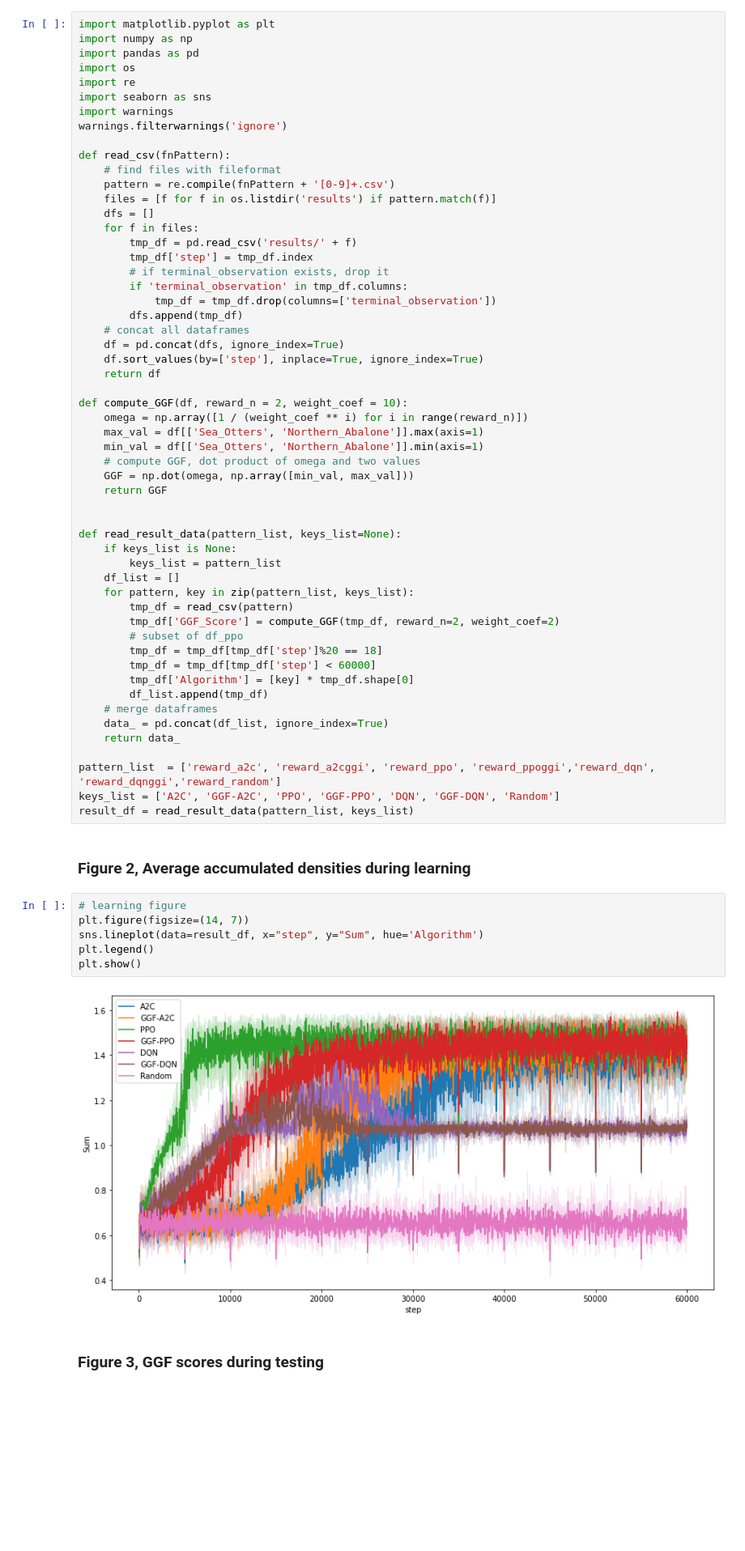
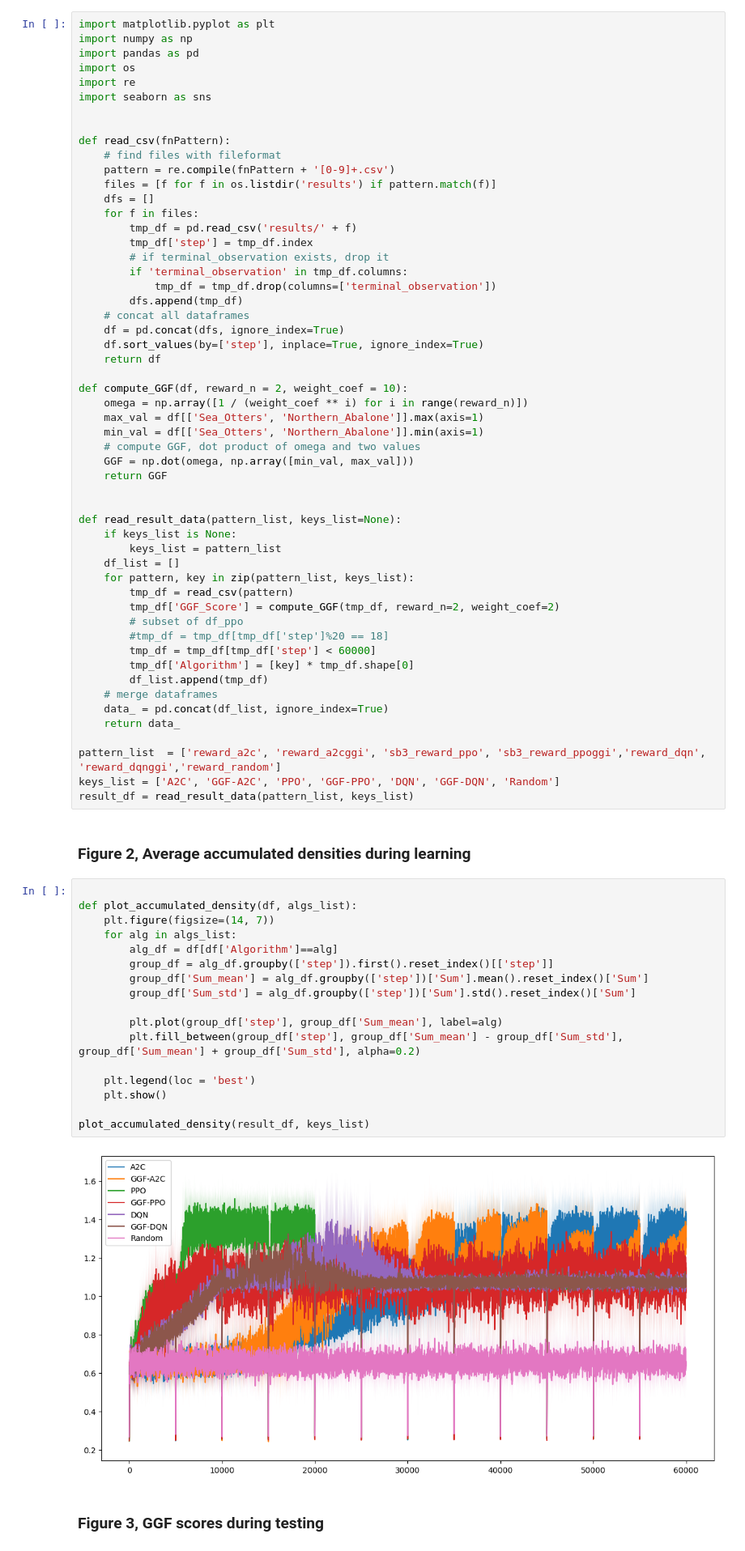
Before and after one commit to yan-dot-zhang/Fair-RL-project, a Jupyter notebook: AnalyzeResult.ipynb, the cells around one changed output. Shown: that part at 81% size. Saved outputs shown, nothing was run; the diff lists cells and outputs as text; blank space fills up the shorter version.

```diff
--- a/AnalyzeResult.ipynb
+++ b/AnalyzeResult.ipynb
@@ -9,8 +9,7 @@ import pandas as pd
 import os
 import re
 import seaborn as sns
-import warnings
-warnings.filterwarnings('ignore')
+
 
 def read_csv(fnPattern):
     # find files with fileformat
@@ -46,7 +45,7 @@ def read_result_data(pattern_list, keys_list=None):
         tmp_df = read_csv(pattern)
         tmp_df['GGF_Score'] = compute_GGF(tmp_df, reward_n=2, weight_coef=2)
         # subset of df_ppo
-        tmp_df = tmp_df[tmp_df['step']%20 == 18]
+        #tmp_df = tmp_df[tmp_df['step']%20 == 18]
         tmp_df = tmp_df[tmp_df['step'] < 60000]
         tmp_df['Algorithm'] = [key] * tmp_df.shape[0]
         df_list.append(tmp_df)
@@ -54,19 +53,30 @@ def read_result_data(pattern_list, keys_list=None):
     data_ = pd.concat(df_list, ignore_index=True)
     return data_
 
-pattern_list  = ['reward_a2c', 'reward_a2cggi', 'reward_ppo', 'reward_ppoggi','reward_dqn', 'reward_dqnggi','reward_random']
+pattern_list  = ['reward_a2c', 'reward_a2cggi', 'sb3_reward_ppo', 'sb3_reward_ppoggi','reward_dqn', 'reward_dqnggi','reward_random']
 keys_list = ['A2C', 'GGF-A2C', 'PPO', 'GGF-PPO', 'DQN', 'GGF-DQN', 'Random']
 result_df = read_result_data(pattern_list, keys_list)
 # %% [markdown]
 ### Figure 2, Average accumulated densities during learning
 # %%
-# learning figure
-plt.figure(figsize=(14, 7))
-sns.lineplot(data=result_df, x="step", y="Sum", hue='Algorithm')
-plt.legend()
-plt.show()
+
+def plot_accumulated_density(df, algs_list):
+    plt.figure(figsize=(14, 7))
+    for alg in algs_list:
+        alg_df = df[df['Algorithm']==alg]
+        group_df = alg_df.groupby(['step']).first().reset_index()[['step']]
+        group_df['Sum_mean'] = alg_df.groupby(['step'])['Sum'].mean().reset_index()['Sum']
+        group_df['Sum_std'] = alg_df.groupby(['step'])['Sum'].std().reset_index()['Sum']
+
+        plt.plot(group_df['step'], group_df['Sum_mean'], label=alg)
+        plt.fill_between(group_df['step'], group_df['Sum_mean'] - group_df['Sum_std'], group_df['Sum_mean'] + group_df['Sum_std'], alpha=0.2)
+
+    plt.legend(loc = 'best')
+    plt.show()
+
+plot_accumulated_density(result_df, keys_list)
 # %% [output]
-[figure, old version]
+[figure, new version]
 # %% [markdown]
 ### Figure 3, GGF scores during testing
 # %%
```
Also changed, not shown: parts of 2 cells of this notebook, 6 other files.
